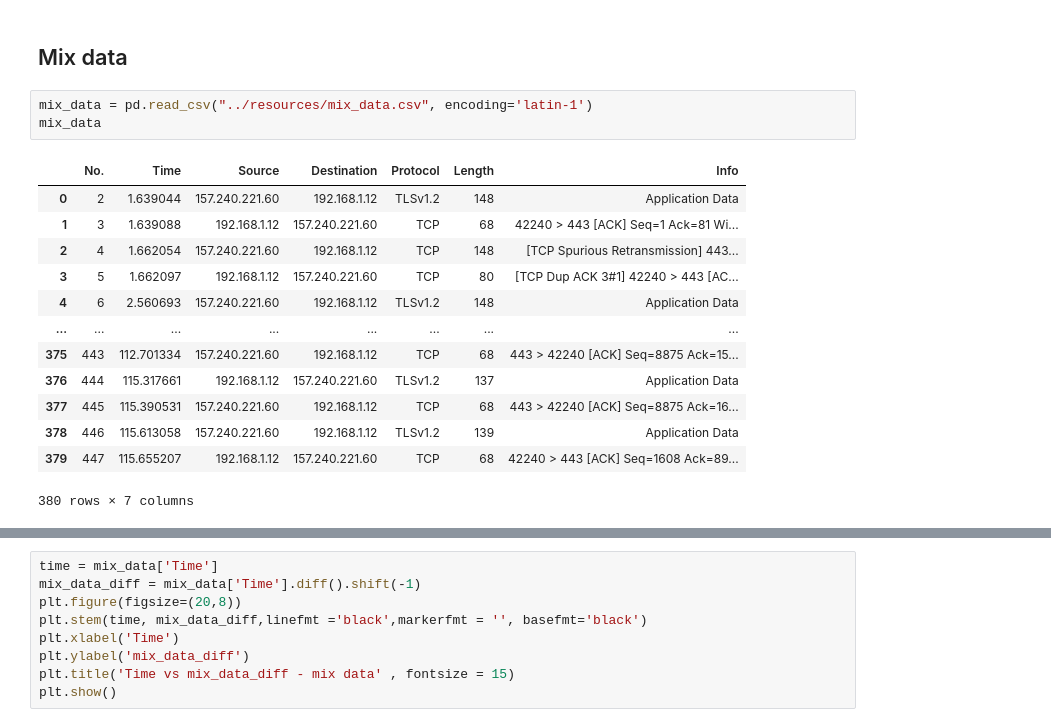
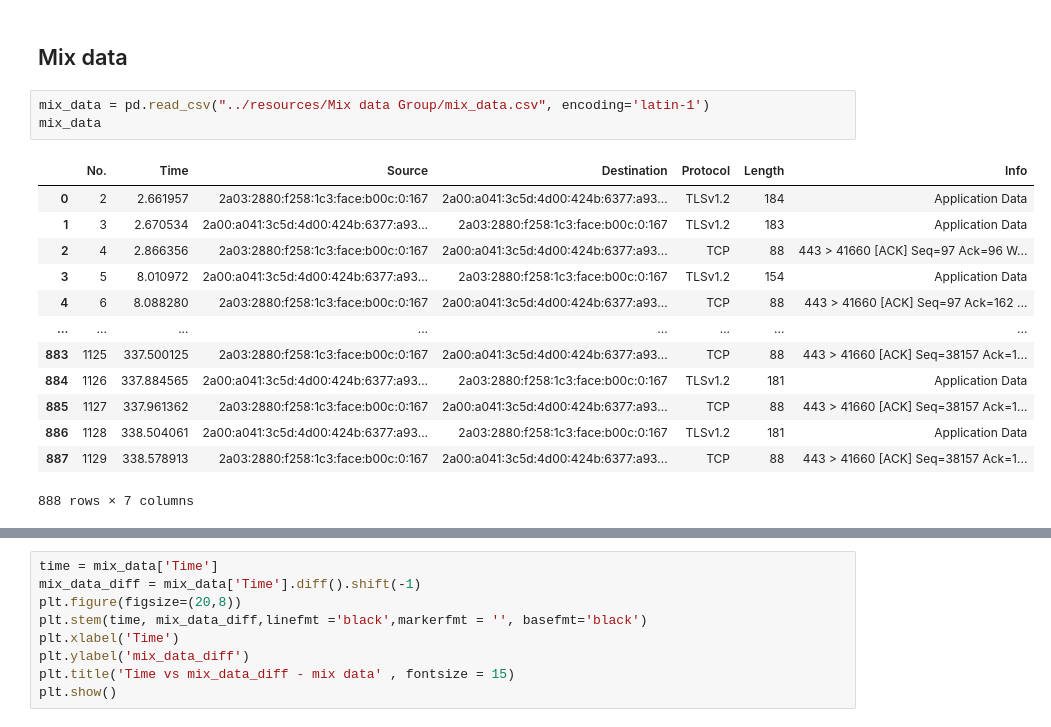
Before and after one commit to NoaAmichai/Computer_networks_final_project, a Jupyter notebook: src/project.ipynb, the cells around one changed output, grey strips where cells are left out. Saved outputs shown, nothing was run; the diff lists cells and outputs as text.

```diff
--- a/src/project.ipynb
+++ b/src/project.ipynb
@@ -310,20 +310,20 @@ plot_graph(video_iterations, 'Time vs Length - video_iterations')
 # %% [markdown]
 ## Mix data
 # %%
-mix_data = pd.read_csv("../resources/mix_data.csv", encoding='latin-1')
+mix_data = pd.read_csv("../resources/Mix data Group/mix_data.csv", encoding='latin-1')
 mix_data
 # %% [output]
 |  | No. | Time | Source | Destination | Protocol | Length | Info |
-| 0 | 2 | 1.639044 | 157.240.221.60 | 192.168.1.12 | TLSv1.2 | 148 | Application Data |
-| 1 | 3 | 1.639088 | 192.168.1.12 | 157.240.221.60 | TCP | 68 | 42240 > 443 [ACK] Seq=1 Ack=81 Wi... |
-| 2 | 4 | 1.662054 | 157.240.221.60 | 192.168.1.12 | TCP | 148 | [TCP Spurious Retransmission] 443... |
-| 3 | 5 | 1.662097 | 192.168.1.12 | 157.240.221.60 | TCP | 80 | [TCP Dup ACK 3#1] 42240 > 443 [AC... |
-| 4 | 6 | 2.560693 | 157.240.221.60 | 192.168.1.12 | TLSv1.2 | 148 | Application Data |
+| 0 | 2 | 2.661957 | 2a03:2880:f258:1c3:face:b00c:0:167 | 2a00:a041:3c5d:4d00:424b:6377:a93... | TLSv1.2 | 184 | Application Data |
+| 1 | 3 | 2.670534 | 2a00:a041:3c5d:4d00:424b:6377:a93... | 2a03:2880:f258:1c3:face:b00c:0:167 | TLSv1.2 | 183 | Application Data |
+| 2 | 4 | 2.866356 | 2a03:2880:f258:1c3:face:b00c:0:167 | 2a00:a041:3c5d:4d00:424b:6377:a93... | TCP | 88 | 443 > 41660 [ACK] Seq=97 Ack=96 W... |
+| 3 | 5 | 8.010972 | 2a00:a041:3c5d:4d00:424b:6377:a93... | 2a03:2880:f258:1c3:face:b00c:0:167 | TLSv1.2 | 154 | Application Data |
+| 4 | 6 | 8.088280 | 2a03:2880:f258:1c3:face:b00c:0:167 | 2a00:a041:3c5d:4d00:424b:6377:a93... | TCP | 88 | 443 > 41660 [ACK] Seq=97 Ack=162 ... |
 | ... | ... | ... | ... | ... | ... | ... | ... |
-| 375 | 443 | 112.701334 | 157.240.221.60 | 192.168.1.12 | TCP | 68 | 443 > 42240 [ACK] Seq=8875 Ack=15... |
-| 376 | 444 | 115.317661 | 192.168.1.12 | 157.240.221.60 | TLSv1.2 | 137 | Application Data |
-| 377 | 445 | 115.390531 | 157.240.221.60 | 192.168.1.12 | TCP | 68 | 443 > 42240 [ACK] Seq=8875 Ack=16... |
-| 378 | 446 | 115.613058 | 157.240.221.60 | 192.168.1.12 | TLSv1.2 | 139 | Application Data |
-| 379 | 447 | 115.655207 | 192.168.1.12 | 157.240.221.60 | TCP | 68 | 42240 > 443 [ACK] Seq=1608 Ack=89... |
+| 883 | 1125 | 337.500125 | 2a03:2880:f258:1c3:face:b00c:0:167 | 2a00:a041:3c5d:4d00:424b:6377:a93... | TCP | 88 | 443 > 41660 [ACK] Seq=38157 Ack=1... |
+| 884 | 1126 | 337.884565 | 2a00:a041:3c5d:4d00:424b:6377:a93... | 2a03:2880:f258:1c3:face:b00c:0:167 | TLSv1.2 | 181 | Application Data |
+| 885 | 1127 | 337.961362 | 2a03:2880:f258:1c3:face:b00c:0:167 | 2a00:a041:3c5d:4d00:424b:6377:a93... | TCP | 88 | 443 > 41660 [ACK] Seq=38157 Ack=1... |
+| 886 | 1128 | 338.504061 | 2a00:a041:3c5d:4d00:424b:6377:a93... | 2a03:2880:f258:1c3:face:b00c:0:167 | TLSv1.2 | 181 | Application Data |
+| 887 | 1129 | 338.578913 | 2a03:2880:f258:1c3:face:b00c:0:167 | 2a00:a041:3c5d:4d00:424b:6377:a93... | TCP | 88 | 443 > 41660 [ACK] Seq=38157 Ack=1... |
-380 rows × 7 columns
+888 rows × 7 columns
 # %%
```
Also changed, not shown: parts of 1 cell of this notebook, 2 other files.
